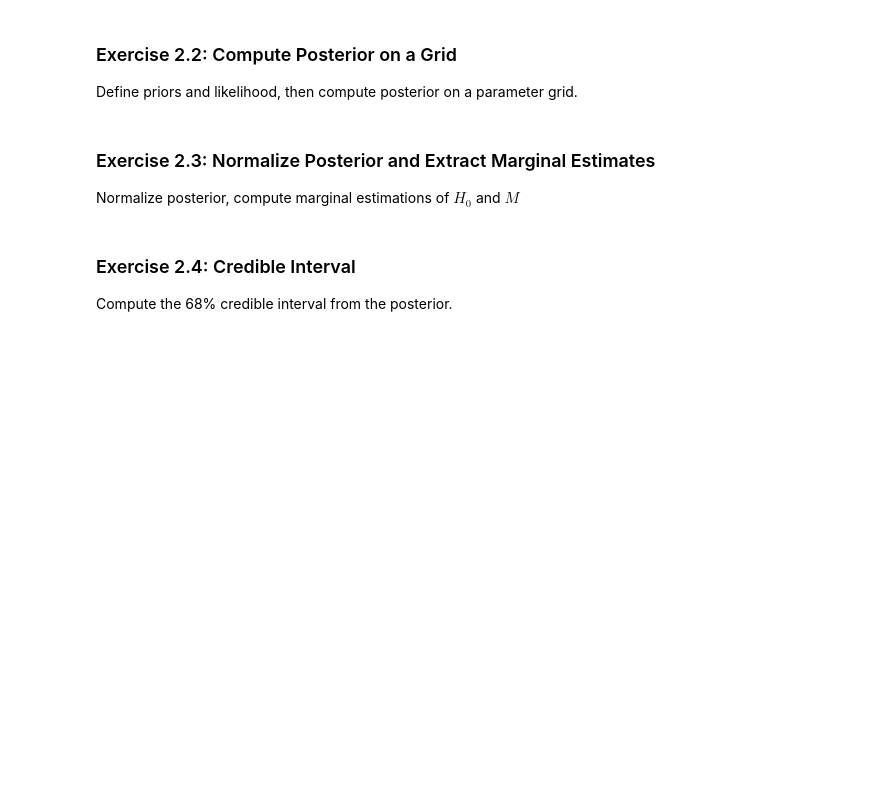
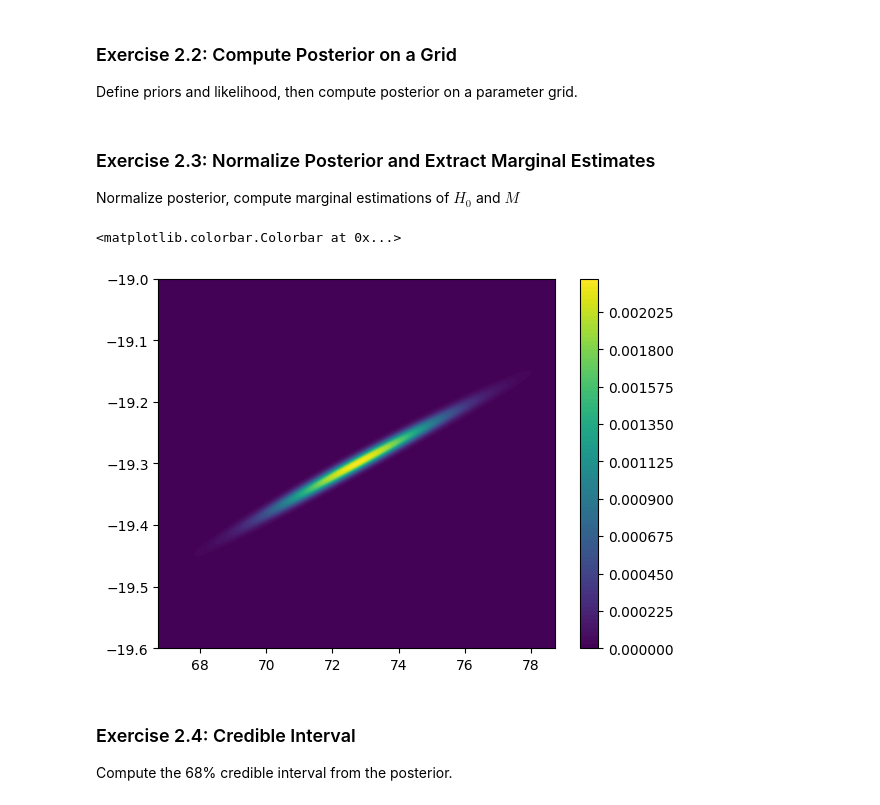
Before and after one commit to domichbt/Stats4Cosmology, a Jupyter notebook: exercises/BasicCosmoStats_on_H0_exercise.ipynb, the cells around one changed output. Saved outputs shown, nothing was run; the diff lists cells and outputs as text; code cells hidden in the pictures; blank space fills up the shorter version.

```diff
--- a/exercises/BasicCosmoStats_on_H0_exercise.ipynb
+++ b/exercises/BasicCosmoStats_on_H0_exercise.ipynb
@@ -288,13 +317,40 @@ Write Bayes' theorem and identify prior, likelihood, posterior.
 ### Exercise 2.2: Compute Posterior on a Grid
 Define priors and likelihood, then compute posterior on a parameter grid.
 # %%
-# TODO: implement grid posterior evaluation
+H0_grid = np.linspace(best_H0-6, best_H0+6, 200)
+M_grid  = np.linspace(fixedM-0.3, fixedM+0.3, 200)
+
+H0_M_grid = np.meshgrid(H0_grid, M_grid)
+H0_tab, M_tab = H0_M_grid
+H0_tab = H0_tab.ravel()
+M_tab = M_tab.ravel()
+
+def gaussian_logprior_M(M, Mcal=-19.3, sigma_Mcal=0.05):
+    return ((M-Mcal)/sigma_Mcal)**2
+
+def uniform_prior_H0(H0):
+    return (H0 > 0.).astype(float)
+
+def logposterior(M, H0, x, y, sigma):
+    return chi2([H0, M], x, y, sigma) + np.log(uniform_prior_H0(H0)) + gaussian_logprior_M(M)
+# %%
+logposterior_tab = logposterior(M_tab, H0_tab, synthetic_sample.z, synthetic_sample.m, synthetic_sample.sigma_m)
 # %% [markdown]
 ### Exercise 2.3: Normalize Posterior and Extract Marginal Estimates
 Normalize posterior, compute marginal estimations of $H_0$ and $M$
 # %%
 # TODO: normalize posterior
 # TODO: compute marginal distributions
+logposterior_tab_norm = (logposterior_tab - logposterior_tab.min())
+posterior_tab_norm = np.exp(-1/2*logposterior_tab_norm.reshape((200, 200)))
+posterior_tab_norm = posterior_tab_norm / (posterior_tab_norm.sum())
+# %%
+# plt.pcolormesh(posterior_tab_norm, cmap="jet") #, vmin=posterior_tab_norm.min(), vmax=posterior_tab_norm.max())
+plt.contourf(H0_grid, M_grid, posterior_tab_norm.reshape(200, 200), 100)
+plt.colorbar()
+# %% [output]
+<matplotlib.colorbar.Colorbar at 0x...>
+[figure, added]
 # %% [markdown]
 ### Exercise 2.4: Credible Interval
 Compute the 68% credible interval from the posterior.
```
Also changed, not shown: parts of 17 cells of this notebook.
